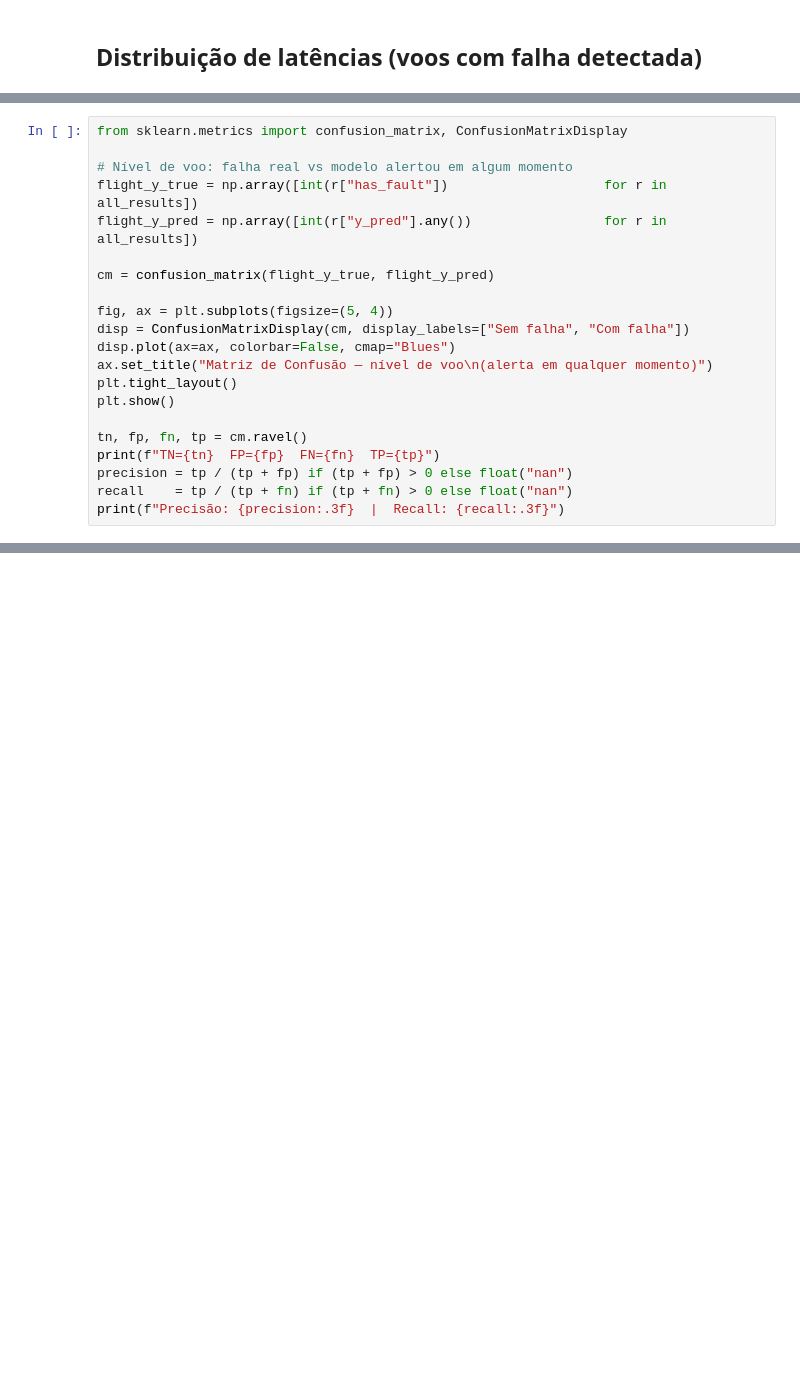
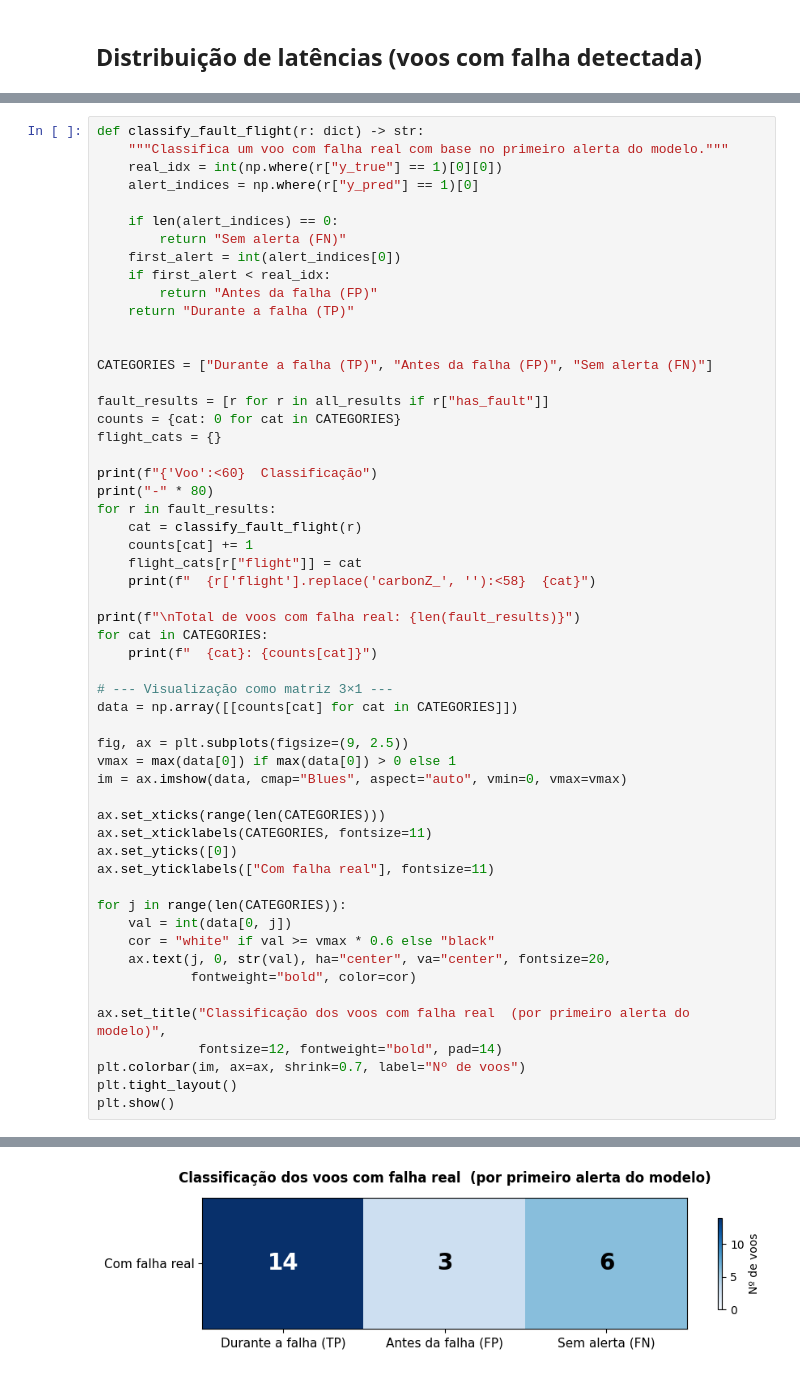
Before and after one commit to RenatodaCostaSantos/flight_anomaly_detection, a Jupyter notebook: aeroespacial-2/notebooks/04_00_model_evaluation.ipynb, the cells around one changed output, grey strips where cells are left out. Saved outputs shown, nothing was run; the diff lists cells and outputs as text; blank space fills up the shorter version.

```diff
--- a/aeroespacial-2/notebooks/04_00_model_evaluation.ipynb
+++ b/aeroespacial-2/notebooks/04_00_model_evaluation.ipynb
@@ -273,21 +378,56 @@ avaliando o desempenho janela a janela.
 # %%
-from sklearn.metrics import confusion_matrix, ConfusionMatrixDisplay
+def classify_fault_flight(r: dict) -> str:
+    """Classifica um voo com falha real com base no primeiro alerta do modelo."""
+    real_idx = int(np.where(r["y_true"] == 1)[0][0])
+    alert_indices = np.where(r["y_pred"] == 1)[0]
 
-# Nível de voo: falha real vs modelo alertou em algum momento
-flight_y_true = np.array([int(r["has_fault"])                    for r in all_results])
-flight_y_pred = np.array([int(r["y_pred"].any())                 for r in all_results])
+    if len(alert_indices) == 0:
+        return "Sem alerta (FN)"
+    first_alert = int(alert_indices[0])
+    if first_alert < real_idx:
+        return "Antes da falha (FP)"
+    return "Durante a falha (TP)"
 
-cm = confusion_matrix(flight_y_true, flight_y_pred)
 
-fig, ax = plt.subplots(figsize=(5, 4))
-disp = ConfusionMatrixDisplay(cm, display_labels=["Sem falha", "Com falha"])
-disp.plot(ax=ax, colorbar=False, cmap="Blues")
-ax.set_title("Matriz de Confusão — nível de voo\n(alerta em qualquer momento)")
+CATEGORIES = ["Durante a falha (TP)", "Antes da falha (FP)", "Sem alerta (FN)"]
+
+fault_results = [r for r in all_results if r["has_fault"]]
+counts = {cat: 0 for cat in CATEGORIES}
+flight_cats = {}
+
+print(f"{'Voo':<60}  Classificação")
+print("-" * 80)
+for r in fault_results:
+    cat = classify_fault_flight(r)
+    counts[cat] += 1
+    flight_cats[r["flight"]] = cat
+    print(f"  {r['flight'].replace('carbonZ_', ''):<58}  {cat}")
+
+print(f"\nTotal de voos com falha real: {len(fault_results)}")
+for cat in CATEGORIES:
+    print(f"  {cat}: {counts[cat]}")
+
+# --- Visualização como matriz 3×1 ---
+data = np.array([[counts[cat] for cat in CATEGORIES]])
+
+fig, ax = plt.subplots(figsize=(9, 2.5))
+vmax = max(data[0]) if max(data[0]) > 0 else 1
+im = ax.imshow(data, cmap="Blues", aspect="auto", vmin=0, vmax=vmax)
+
+ax.set_xticks(range(len(CATEGORIES)))
+ax.set_xticklabels(CATEGORIES, fontsize=11)
+ax.set_yticks([0])
+ax.set_yticklabels(["Com falha real"], fontsize=11)
+
+for j in range(len(CATEGORIES)):
+    val = int(data[0, j])
+    cor = "white" if val >= vmax * 0.6 else "black"
+    ax.text(j, 0, str(val), ha="center", va="center", fontsize=20,
+            fontweight="bold", color=cor)
+
+ax.set_title("Classificação dos voos com falha real  (por primeiro alerta do modelo)",
+             fontsize=12, fontweight="bold", pad=14)
+plt.colorbar(im, ax=ax, shrink=0.7, label="Nº de voos")
 plt.tight_layout()
 plt.show()
-
-tn, fp, fn, tp = cm.ravel()
-print(f"TN={tn}  FP={fp}  FN={fn}  TP={tp}")
-precision = tp / (tp + fp) if (tp + fp) > 0 else float("nan")
-recall    = tp / (tp + fn) if (tp + fn) > 0 else float("nan")
-print(f"Precisão: {precision:.3f}  |  Recall: {recall:.3f}")
+# %% [output]
@@ -293,0 +451 @@ print(f"Precisão: {precision:.3f}  |  Recall: {recall:.3f}")
+[figure, added]
```
Also changed, not shown: parts of 13 cells of this notebook, 3 other files.
